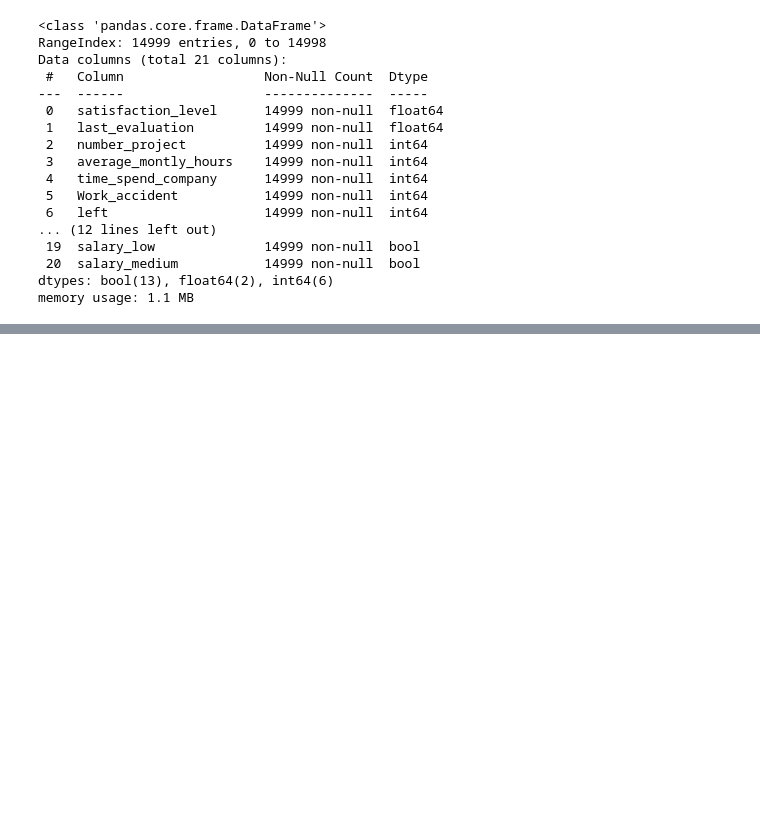
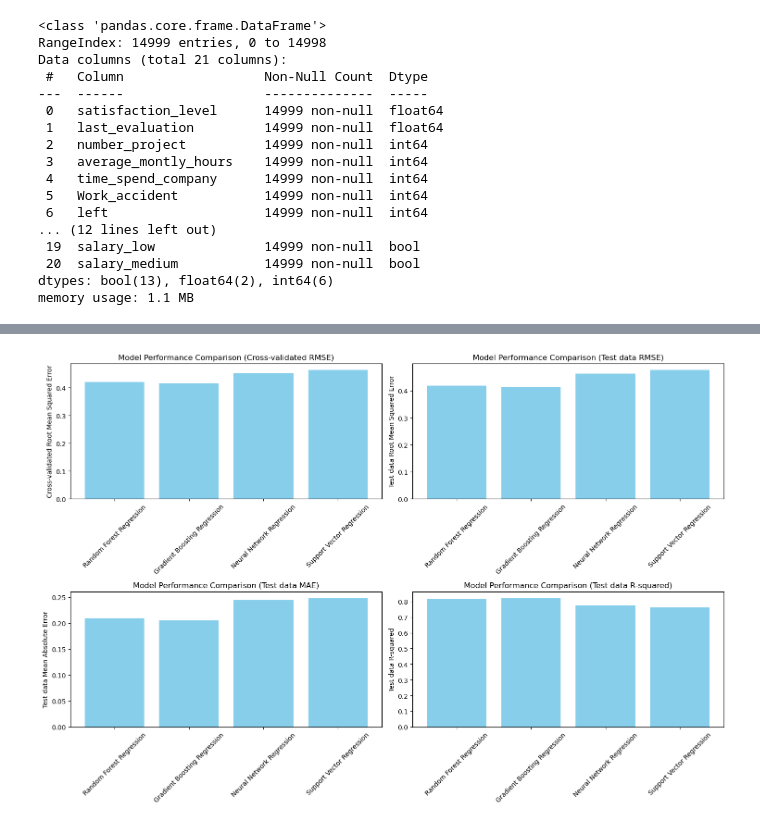
Before and after one commit to BigDataAnalytics-Group-B/comp3610-Project-Group-B, a Jupyter notebook: ProjectFiles/Notebooks/employee_tenure.ipynb, the cells around one changed output, grey strips where cells are left out. Drawn from its saved outputs; the diff is of its cells as text; code cells hidden in the pictures; blank space fills up the shorter version.

```diff
--- a/ProjectFiles/Notebooks/employee_tenure.ipynb
+++ b/ProjectFiles/Notebooks/employee_tenure.ipynb
@@ -229,0 +257,27 @@ plt.show()  # Show the plot
+# %%
+# Extract the metric values for each model
+cv_rmse_values = {name: values['Cross-validated RMSE'] for name, values in metrics.items()}
+test_rmse_values = {name: values['Test data RMSE'] for name, values in metrics.items()}
+test_mae_values = {name: values['Test data MAE'] for name, values in metrics.items()}
+test_r2_values = {name: values['Test data R-squared'] for name, values in metrics.items()}
+
+fig, axs = plt.subplots(2, 2, figsize=(15,10))
+
+# Function to create a bar chart for a given metric
+def plot_metric(ax, values, title, ylabel):
+    ax.bar(values.keys(), values.values(), color='skyblue')
+    ax.set_title(title)
+    ax.set_ylabel(ylabel)
+    ax.tick_params(axis='x', rotation=45)
+
+# Create a bar chart for each metric
+plot_metric(axs[0, 0], cv_rmse_values, 'Model Performance Comparison (Cross-validated RMSE)', 'Cross-validated Root Mean Squared Error')
+plot_metric(axs[0, 1], test_rmse_values, 'Model Performance Comparison (Test data RMSE)', 'Test data Root Mean Squared Error')
+plot_metric(axs[1, 0], test_mae_values, 'Model Performance Comparison (Test data MAE)', 'Test data Mean Absolute Error')
+plot_metric(axs[1, 1], test_r2_values, 'Model Performance Comparison (Test data R-squared)', 'Test data R-squared')
+
+# Adjust the layout and show the plot
+plt.tight_layout()
+plt.show()
+# %% [output]
+[figure, added]
```
Also changed, not shown: parts of 5 cells of this notebook.
